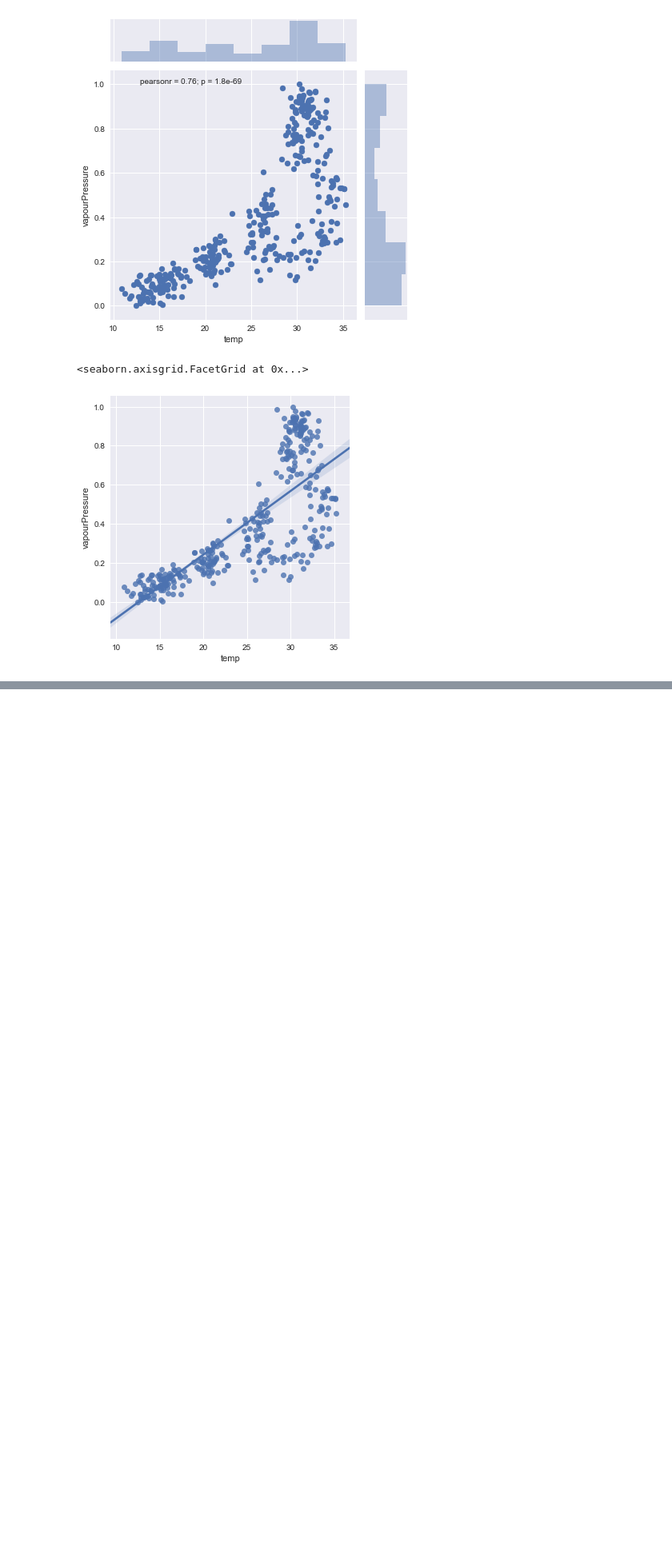
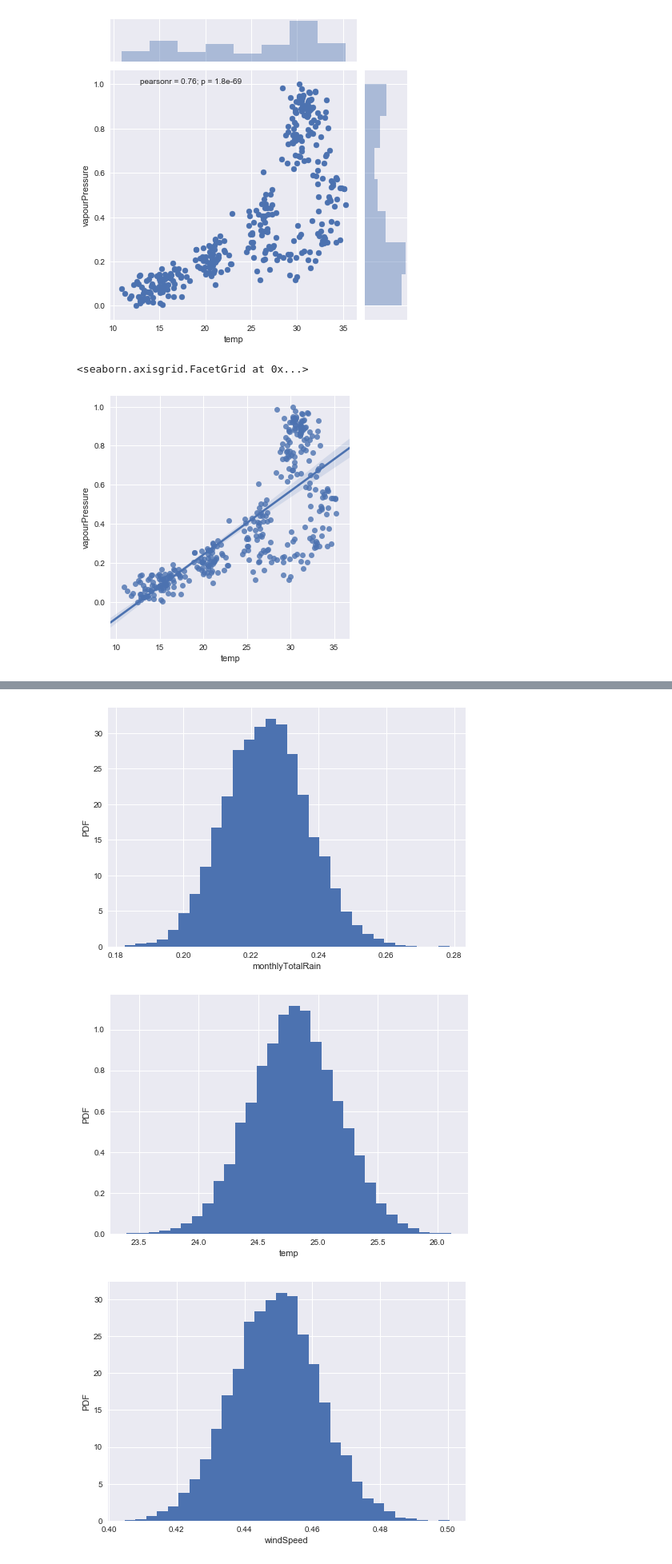
Before and after one commit to jarryJafery/python, a Jupyter notebook: pythonCodes/LahoreWeatherAnalysis.ipynb, the cells around one changed output, grey strips where cells are left out. Shown at 80% size. Drawn from its saved outputs; the diff is of its cells as text; code cells hidden in the pictures; blank space fills up the shorter version.

```diff
--- a/pythonCodes/LahoreWeatherAnalysis.ipynb
+++ b/pythonCodes/LahoreWeatherAnalysis.ipynb
@@ -620,0 +680,13 @@ sns.lmplot(x='temp',y='vapourPressure',data=df)
+# %%
+def bootRep(data,func):
+    sample=np.random.choice(data,len(data))
+    return func(sample)
+# %%
+def dist(data,col,func,size):
+    rep=np.empty(size)
+    for i in range(size):
+        rep[i]=bootRep(df[col],func)
+    plt.hist(rep,bins=30,normed=True)
+    plt.xlabel(col)
+    plt.ylabel('PDF')
+    plt.show()
@@ -620,0 +717,7 @@ sns.lmplot(x='temp',y='vapourPressure',data=df)
+# %%
+for col in df.columns:
+    dist(df,col,np.mean,10000)
+# %% [output]
+[figure, added]
+[figure, added]
+[figure, added]
```
Also changed, not shown: parts of 21 cells of this notebook.
